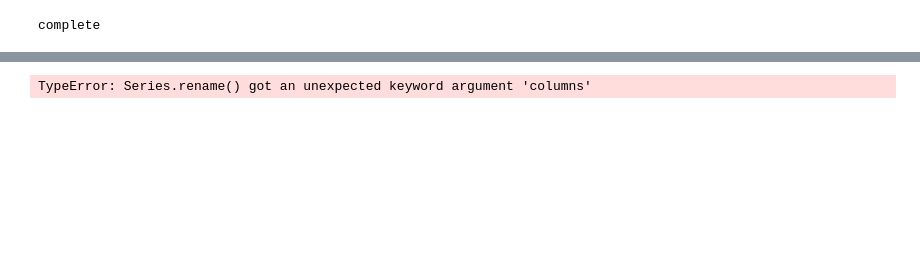
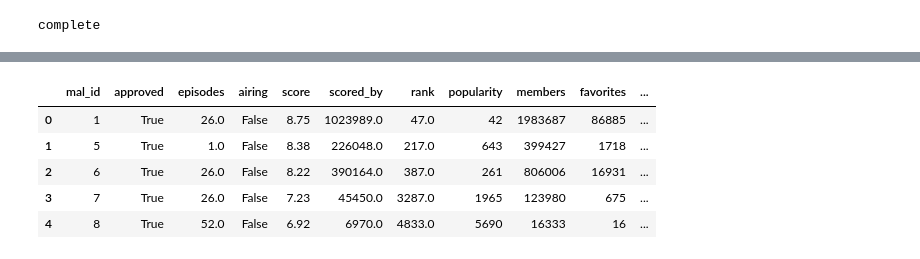
Before and after one commit to edmiller824/sf_tech, a Jupyter notebook: anime_analysis.ipynb, the cells around one changed output, grey strips where cells are left out. Drawn from its saved outputs; the diff is of its cells as text; code cells hidden in the pictures; blank space fills up the shorter version.

```diff
--- a/anime_analysis.ipynb
+++ b/anime_analysis.ipynb
@@ -138,22 +122,21 @@ drop_list = ['title','title_english','status','duration','rating','aired_from','
-# %%
-# anime_type_dummies.head()
-"""
-anime_source_dummies.head()
-
-need to...clean type and source fields:
-lower case
-underscores
-rename music --> 'music_type'
-"""
-
-# anime_df['type_c'] = anime_df['type'].str.lower().str.replace(' ', '_', regex=False)
-
-# anime_df['type'].value_counts()
-
-.......................start here
-anime_df['source_c'] = anime_df['source'].str.lower().str.replace(' ', '_', regex=False).str.replace(' ', '_', regex=False)(columns={' ':'_','-':'_','light_novel':'novel', 'visual_novel':'novel', 'web_manga':'manga', '4_koma_manga':'manga', 'web_novel':'novel'})
-anime_df.souce_c.value_counts()
-# %% [output]
-TypeError: Series.rename() got an unexpected keyword argument 'columns'
+# %%
+drop_list = ['title','title_english','status','duration','rating','aired_from','aired_to','season','broadcast_day'
+             ,'broadcast_timezone','producers','studios','genres','explicit_genres','themes','demographics'
+             ,'source','type','time_dt','broadcast_time']
+
+anime_df.drop(drop_list, axis='columns', inplace=True)
+
+anime_df.head()
+
+
+
+# ############################ you left off here
+# %% [output]
+|  | mal_id | approved | episodes | airing | score | scored_by | rank | popularity | members | favorites | ... |
+| 0 | 1 | True | 26.0 | False | 8.75 | 1023989.0 | 47.0 | 42 | 1983687 | 86885 | ... |
+| 1 | 5 | True | 1.0 | False | 8.38 | 226048.0 | 217.0 | 643 | 399427 | 1718 | ... |
+| 2 | 6 | True | 26.0 | False | 8.22 | 390164.0 | 387.0 | 261 | 806006 | 16931 | ... |
+| 3 | 7 | True | 26.0 | False | 7.23 | 45450.0 | 3287.0 | 1965 | 123980 | 675 | ... |
+| 4 | 8 | True | 52.0 | False | 6.92 | 6970.0 | 4833.0 | 5690 | 16333 | 16 | ... |
 # %%
 # get dummies
```
Also changed, not shown: parts of 9 cells of this notebook, 1 other file.
